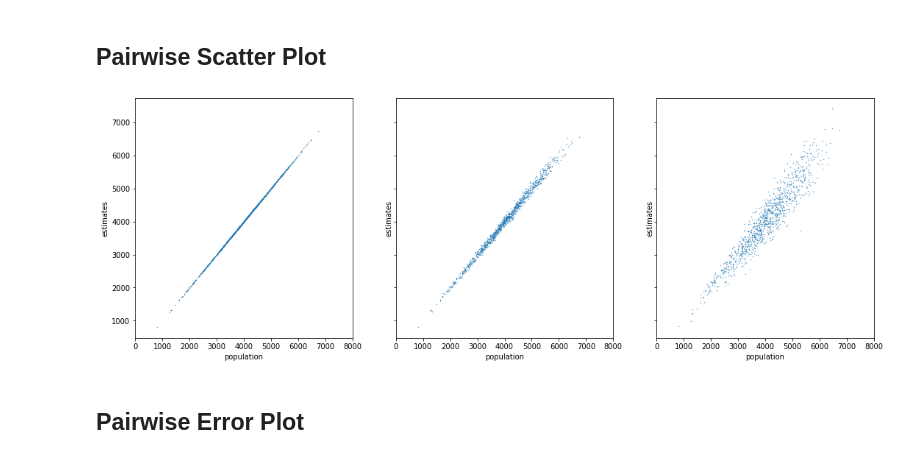
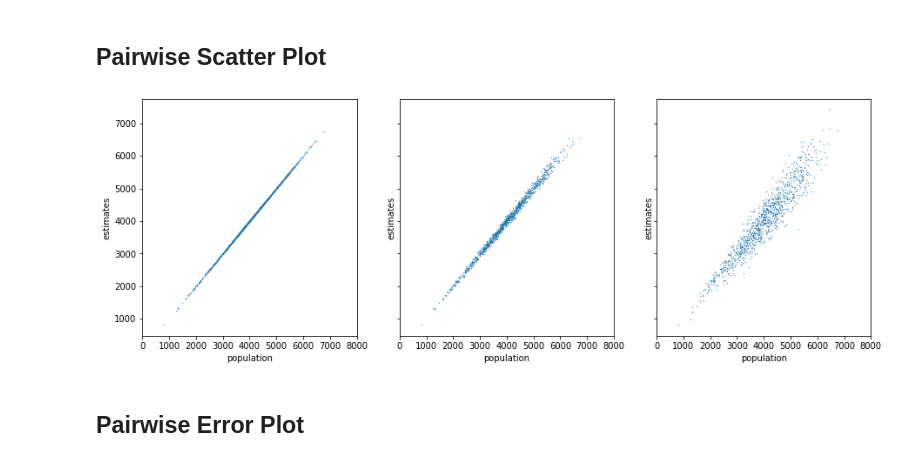
Before and after one commit to isabellafaccone/aquabytePersonal, a Jupyter notebook: wai/model_weight_estimation_variance.ipynb, the cells around one changed output. Drawn from its saved outputs; the diff is of its cells as text; code cells hidden in the pictures.

```diff
--- a/wai/model_weight_estimation_variance.ipynb
+++ b/wai/model_weight_estimation_variance.ipynb
@@ -78,16 +78,16 @@ f_estimates = [f(x) for x in population]
 # %%
 def plot_scatter(ax, estimates):
     ax.scatter(population, estimates, marker='.', s=0.8, alpha=0.8)
     ax.set_xlim(0,8000)
     ax.set_xlabel('population')
     ax.set_ylabel('estimates')
 
-fig, (ax1, ax2, ax3) = plt.subplots(figsize=(18,6), ncols=3, sharey=True, facecolor='w')
+fig, (ax1, ax2, ax3) = plt.subplots(figsize=(15,5), ncols=3, sharey=True, facecolor='w')
 plot_scatter(ax1, f_best_estimates)
 plot_scatter(ax2, f_better_estimates)
 plot_scatter(ax3, f_estimates)
 # %% [output]
-[figure, old version]
+[figure, new version]
 # %% [markdown]
 ## Pairwise Error Plot
 # %%
```
Also changed, not shown: parts of 5 cells of this notebook.
